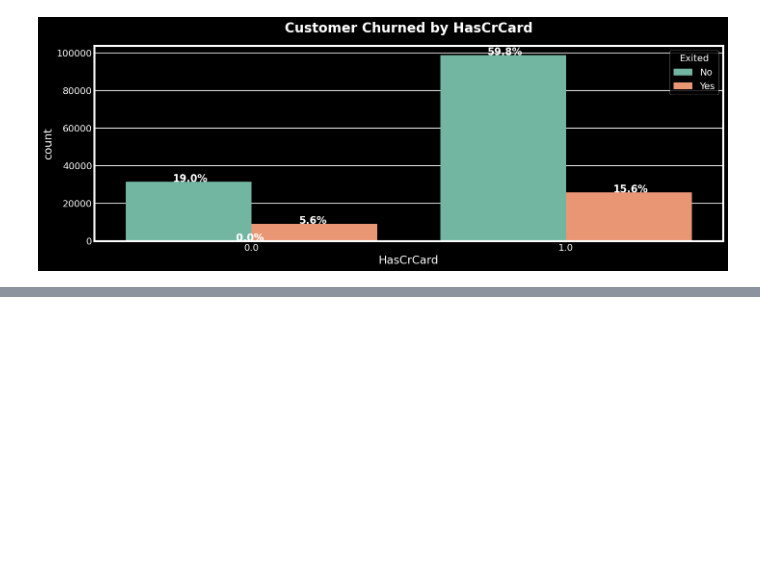
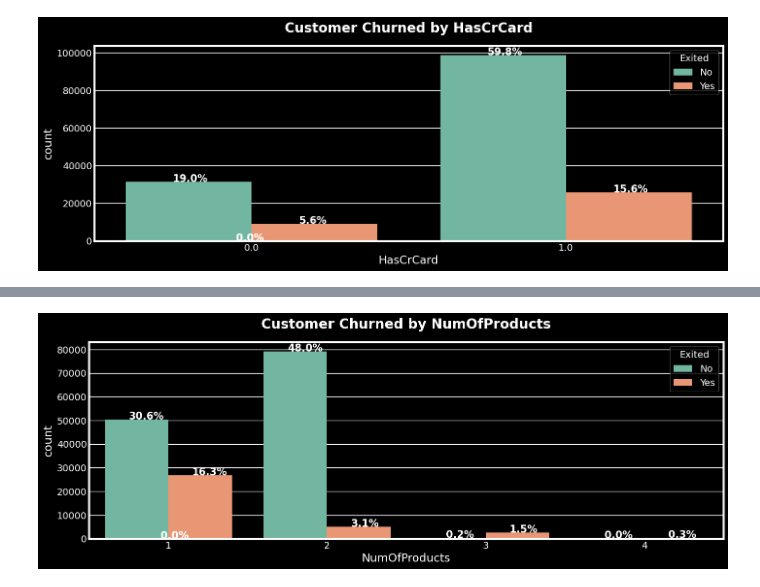
Before and after one commit to mateen-mk/Bank-Churn, a Jupyter notebook: notebooks/02-exploratory_data_analysis.ipynb, the cells around one changed output, grey strips where cells are left out. Drawn from its saved outputs; the diff is of its cells as text; code cells hidden in the pictures; blank space fills up the shorter version.

```diff
--- a/notebooks/02-exploratory_data_analysis.ipynb
+++ b/notebooks/02-exploratory_data_analysis.ipynb
@@ -195,0 +198,4 @@ countplot('IsActiveMember')
+# %%
+countplot('NumOfProducts')
+# %% [output]
+[figure, added]
```
Also changed, not shown: parts of 1 cell of this notebook.
